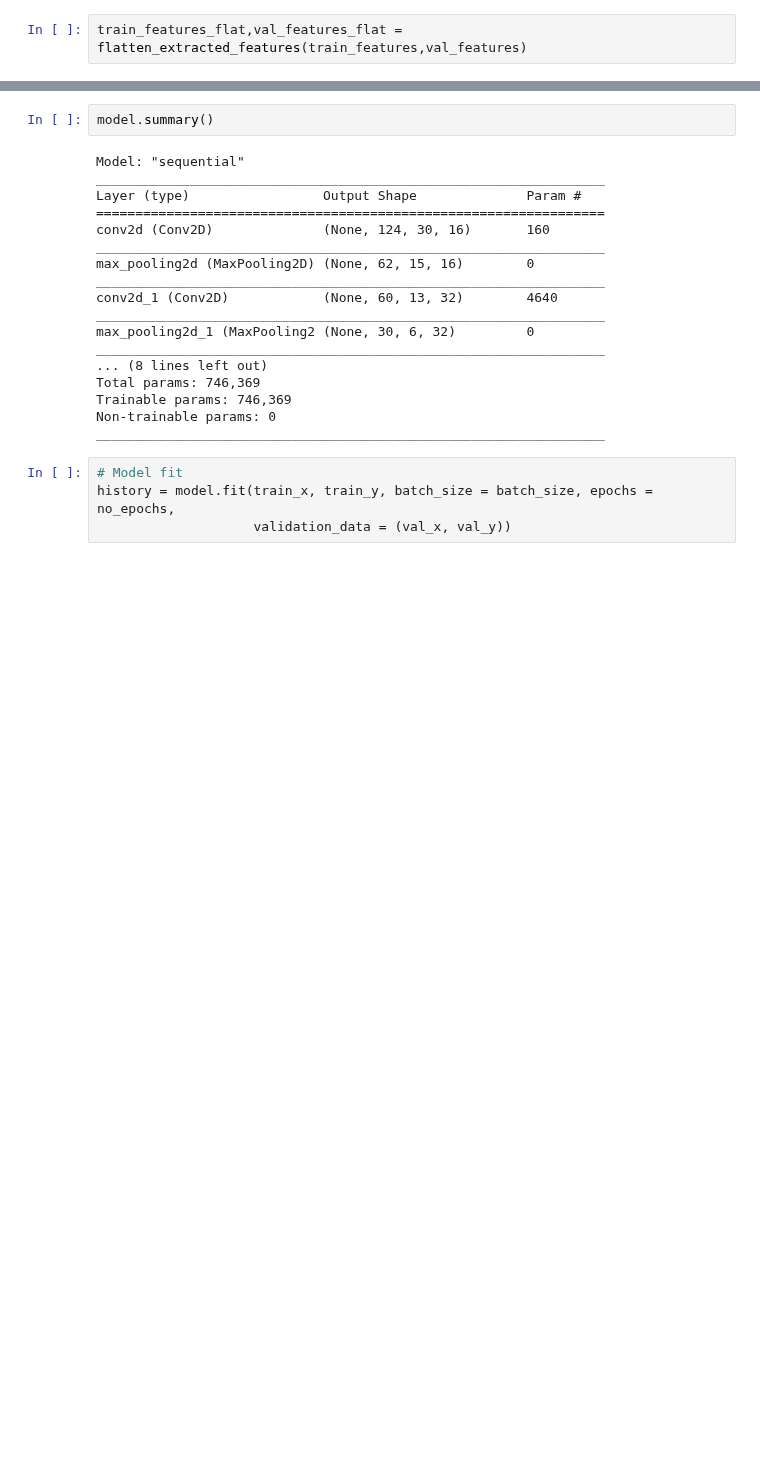
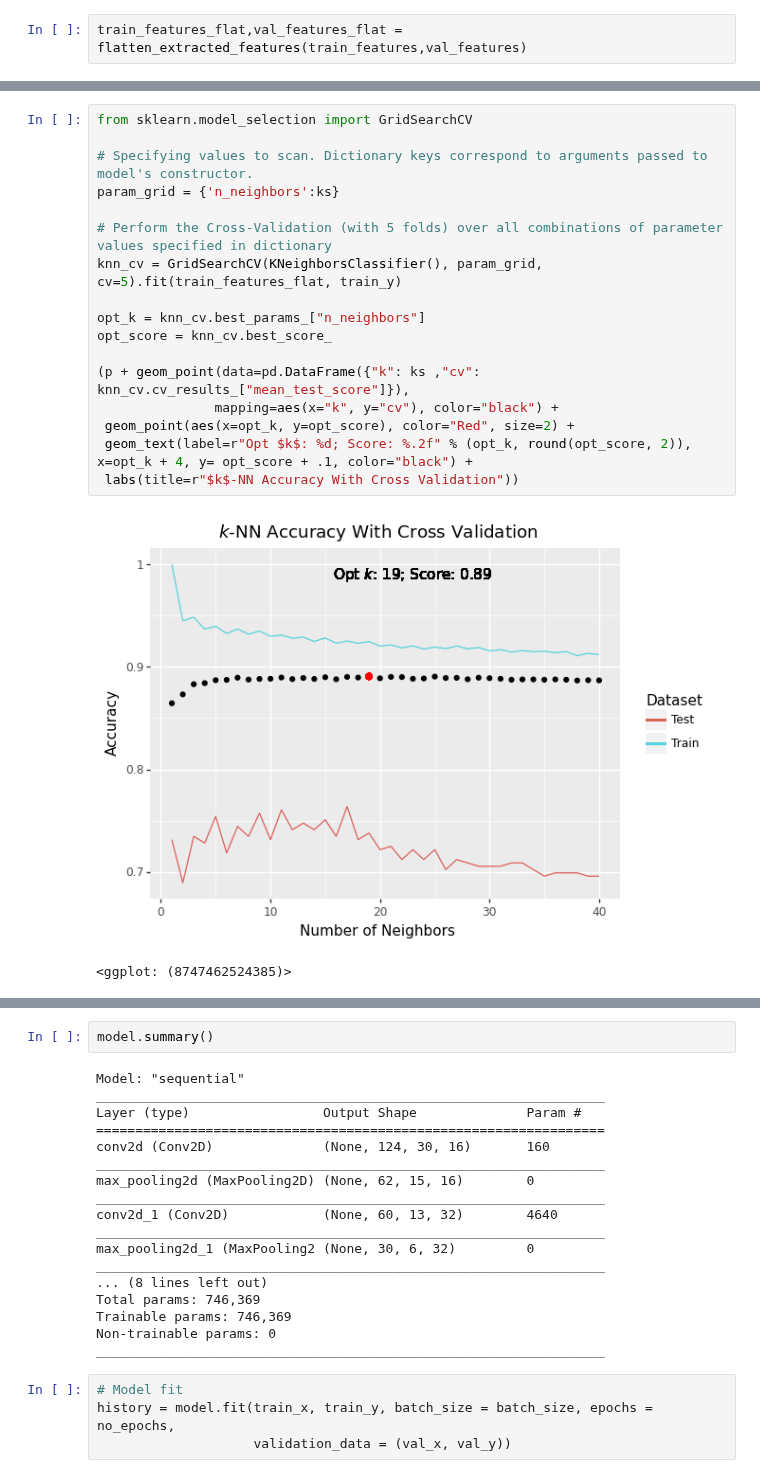
Before and after one commit to Shellyga/MAFAT-Radar-Challenge, a Jupyter notebook: Copy_of_MAFAT_Radar_Challenge_Baseline_CNN_Model.ipynb, the cells around one changed output, grey strips where cells are left out. Saved outputs shown, nothing was run; the diff lists cells and outputs as text; blank space fills up the shorter version.

```diff
--- a/Copy_of_MAFAT_Radar_Challenge_Baseline_CNN_Model.ipynb
+++ b/Copy_of_MAFAT_Radar_Challenge_Baseline_CNN_Model.ipynb
@@ -582,0 +626,20 @@ Accuracy: 0.7799352750809061
+# %%
+from sklearn.model_selection import GridSearchCV
+
+# Specifying values to scan. Dictionary keys correspond to arguments passed to model's constructor.
+param_grid = {'n_neighbors':ks}
+
+# Perform the Cross-Validation (with 5 folds) over all combinations of parameter values specified in dictionary
+knn_cv = GridSearchCV(KNeighborsClassifier(), param_grid, cv=5).fit(train_features_flat, train_y)
+
+opt_k = knn_cv.best_params_["n_neighbors"]
+opt_score = knn_cv.best_score_
+
+(p + geom_point(data=pd.DataFrame({"k": ks ,"cv": knn_cv.cv_results_["mean_test_score"]}),
+               mapping=aes(x="k", y="cv"), color="black") +
+ geom_point(aes(x=opt_k, y=opt_score), color="Red", size=2) +
+ geom_text(label=r"Opt $k$: %d; Score: %.2f" % (opt_k, round(opt_score, 2)), x=opt_k + 4, y= opt_score + .1, color="black") +
+ labs(title=r"$k$-NN Accuracy With Cross Validation"))
+# %% [output]
+[figure, added]
+<ggplot: (8747462524385)>
```
Also changed, not shown: parts of 10 cells of this notebook.
